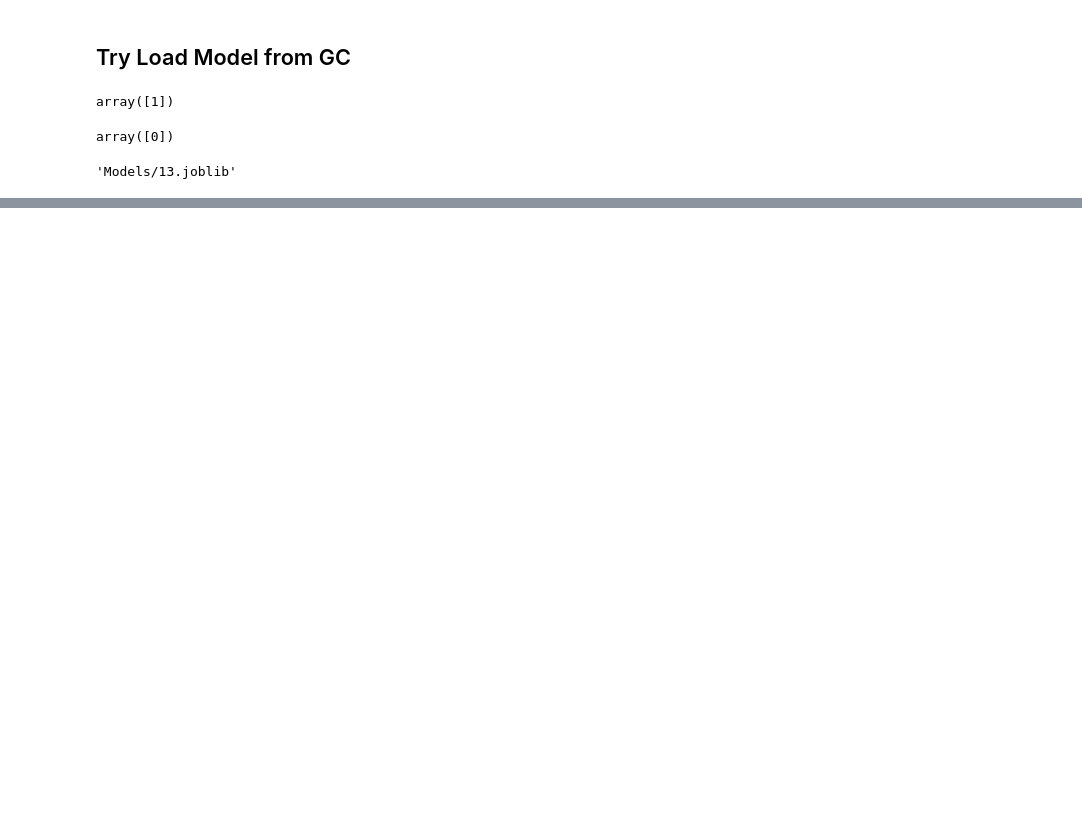
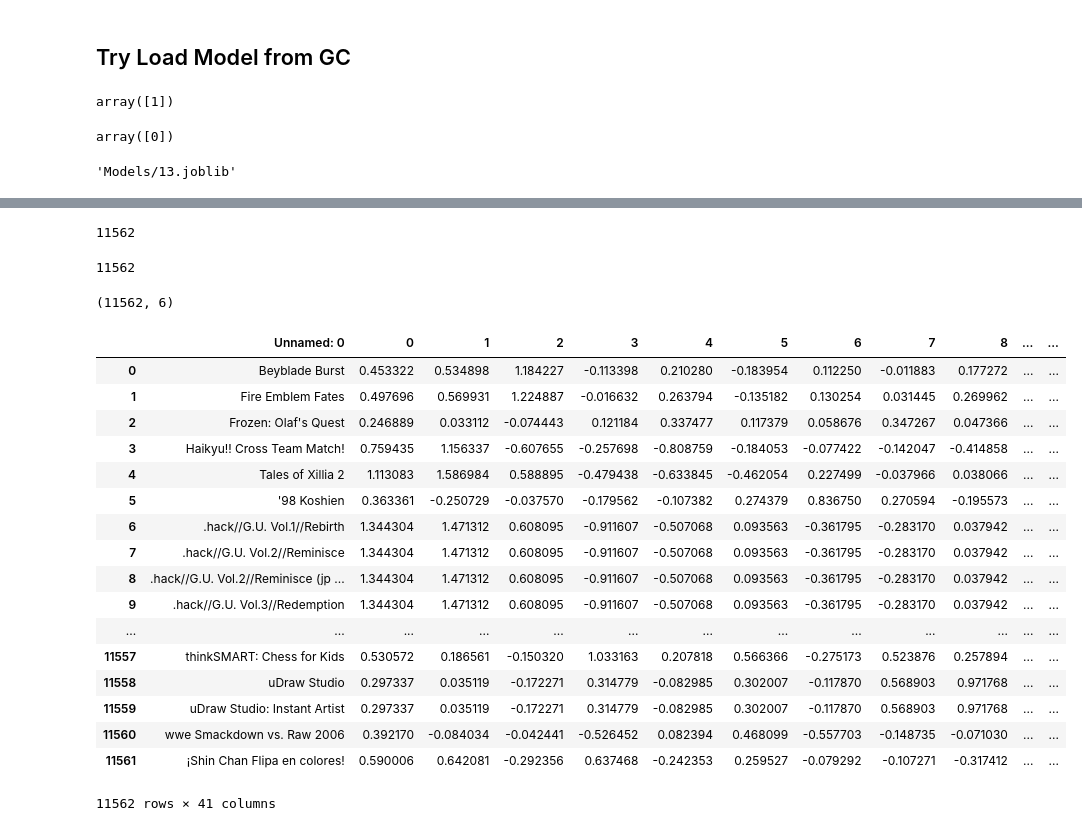
Before and after one commit to modiem/VideoGameRec-Heroku, a Jupyter notebook: pkg_tester.ipynb, the cells around one changed output, grey strips where cells are left out. Drawn from its saved outputs; the diff is of its cells as text; code cells hidden in the pictures; blank space fills up the shorter version.

```diff
--- a/pkg_tester.ipynb
+++ b/pkg_tester.ipynb
@@ -153,0 +154,8 @@ array([0])
+# %%
+len(utils.get_game_lst())
+# %% [output]
+11562
+# %%
+len(set(utils.get_game_lst()))
+# %% [output]
+11562
@@ -153,0 +165,4 @@ array([0])
+# %%
+Catelog.shape
+# %% [output]
+(11562, 6)
@@ -153,0 +171,22 @@ array([0])
+# %%
+latent_df = pd.read_csv("pkg/data/latent_df.csv")
+latent_df
+# %% [output]
+|  | Unnamed: 0 | 0 | 1 | 2 | 3 | 4 | 5 | 6 | 7 | 8 | ... | ... |
+| 0 | Beyblade Burst | 0.453322 | 0.534898 | 1.184227 | -0.113398 | 0.210280 | -0.183954 | 0.112250 | -0.011883 | 0.177272 | ... | ... |
+| 1 | Fire Emblem Fates | 0.497696 | 0.569931 | 1.224887 | -0.016632 | 0.263794 | -0.135182 | 0.130254 | 0.031445 | 0.269962 | ... | ... |
+| 2 | Frozen: Olaf's Quest | 0.246889 | 0.033112 | -0.074443 | 0.121184 | 0.337477 | 0.117379 | 0.058676 | 0.347267 | 0.047366 | ... | ... |
+| 3 | Haikyu!! Cross Team Match! | 0.759435 | 1.156337 | -0.607655 | -0.257698 | -0.808759 | -0.184053 | -0.077422 | -0.142047 | -0.414858 | ... | ... |
+| 4 | Tales of Xillia 2 | 1.113083 | 1.586984 | 0.588895 | -0.479438 | -0.633845 | -0.462054 | 0.227499 | -0.037966 | 0.038066 | ... | ... |
+| 5 | '98 Koshien | 0.363361 | -0.250729 | -0.037570 | -0.179562 | -0.107382 | 0.274379 | 0.836750 | 0.270594 | -0.195573 | ... | ... |
+| 6 | .hack//G.U. Vol.1//Rebirth | 1.344304 | 1.471312 | 0.608095 | -0.911607 | -0.507068 | 0.093563 | -0.361795 | -0.283170 | 0.037942 | ... | ... |
+| 7 | .hack//G.U. Vol.2//Reminisce | 1.344304 | 1.471312 | 0.608095 | -0.911607 | -0.507068 | 0.093563 | -0.361795 | -0.283170 | 0.037942 | ... | ... |
+| 8 | .hack//G.U. Vol.2//Reminisce (jp ... | 1.344304 | 1.471312 | 0.608095 | -0.911607 | -0.507068 | 0.093563 | -0.361795 | -0.283170 | 0.037942 | ... | ... |
+| 9 | .hack//G.U. Vol.3//Redemption | 1.344304 | 1.471312 | 0.608095 | -0.911607 | -0.507068 | 0.093563 | -0.361795 | -0.283170 | 0.037942 | ... | ... |
+| ... | ... | ... | ... | ... | ... | ... | ... | ... | ... | ... | ... | ... |
+| 11557 | thinkSMART: Chess for Kids | 0.530572 | 0.186561 | -0.150320 | 1.033163 | 0.207818 | 0.566366 | -0.275173 | 0.523876 | 0.257894 | ... | ... |
+| 11558 | uDraw Studio | 0.297337 | 0.035119 | -0.172271 | 0.314779 | -0.082985 | 0.302007 | -0.117870 | 0.568903 | 0.971768 | ... | ... |
+| 11559 | uDraw Studio: Instant Artist | 0.297337 | 0.035119 | -0.172271 | 0.314779 | -0.082985 | 0.302007 | -0.117870 | 0.568903 | 0.971768 | ... | ... |
+| 11560 | wwe Smackdown vs. Raw 2006 | 0.392170 | -0.084034 | -0.042441 | -0.526452 | 0.082394 | 0.468099 | -0.557703 | -0.148735 | -0.071030 | ... | ... |
+| 11561 | ¡Shin Chan Flipa en colores! | 0.590006 | 0.642081 | -0.292356 | 0.637468 | -0.242353 | 0.259527 | -0.079292 | -0.107271 | -0.317412 | ... | ... |
+11562 rows × 41 columns
```
Also changed, not shown: parts of 8 cells of this notebook, 2 other files.
